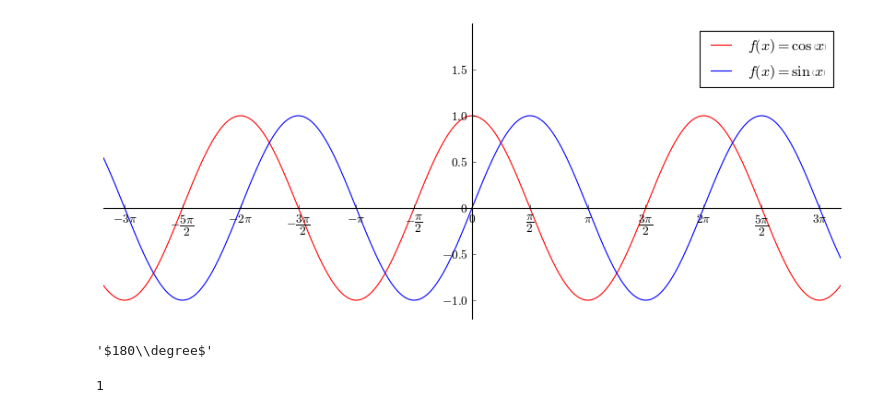
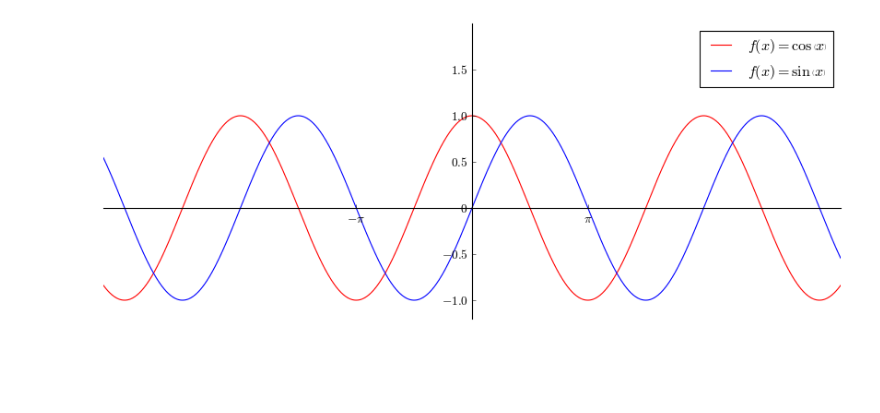
Before and after one commit to charl-potgieter/AustralianSchoolMaths, a Jupyter notebook: WebsiteCreator/caller.ipynb, the cells around one changed output. Cells and saved outputs as stored; diff of their text form; code cells hidden in the pictures; blank space fills up the shorter version.

Commit message:
graphs wip 9 add tick mark set by list

```diff
--- a/WebsiteCreator/caller.ipynb
+++ b/WebsiteCreator/caller.ipynb
@@ -15,40 +15,32 @@ cos_data=  DataSeries()
 cos_data.domain.min = -10
 cos_data.domain.max = 10
 cos_data.expression = sp.cos(x)
 cos_data.style.colour = 'red'
 my_graph.axes.add_plot_data(cos_data)
 
 sin_data=  DataSeries()
 sin_data.domain.min = -10
 sin_data.domain.max = 10
 sin_data.expression = sp.sin(x)
 sin_data.style.colour = 'blue'
 my_graph.axes.add_plot_data(sin_data)
 
 my_graph._dimensions.height = 4
 my_graph._dimensions.width = 10
 # my_graph.axes.display_x_ticks_in_degrees = True
 
-my_graph.axes.x_axis_tick_interval = sp.pi/2
+my_graph.axes.x_ticks_symbolic = [-sp.pi, sp.pi]
 my_graph.axes.y_axis_tick_interval = 0.5
 
 my_graph.axes.display_buffer.top = 0.5
 my_graph.axes.display_buffer.right = 0
 my_graph.axes.display_buffer.left = 0
 my_graph.axes.legend_location = 'upper right'
 my_graph.render()
 
 
 
 fname = docs_dir + os.path.sep + 'testfile.jpg'
 # my_graph.save(fname)
 # %% [output]
-[figure, old version]
+[figure, new version]
-# %%
-display('$' + sp.latex(sp.deg(sp.pi)) + r'\degree' + '$')
-# %% [output]
-'$180\\degree$'
-# %%
-int(round(1.4))
-# %% [output]
-1
```
Also changed, not shown: parts of 2 cells of this notebook, 1 other file.
